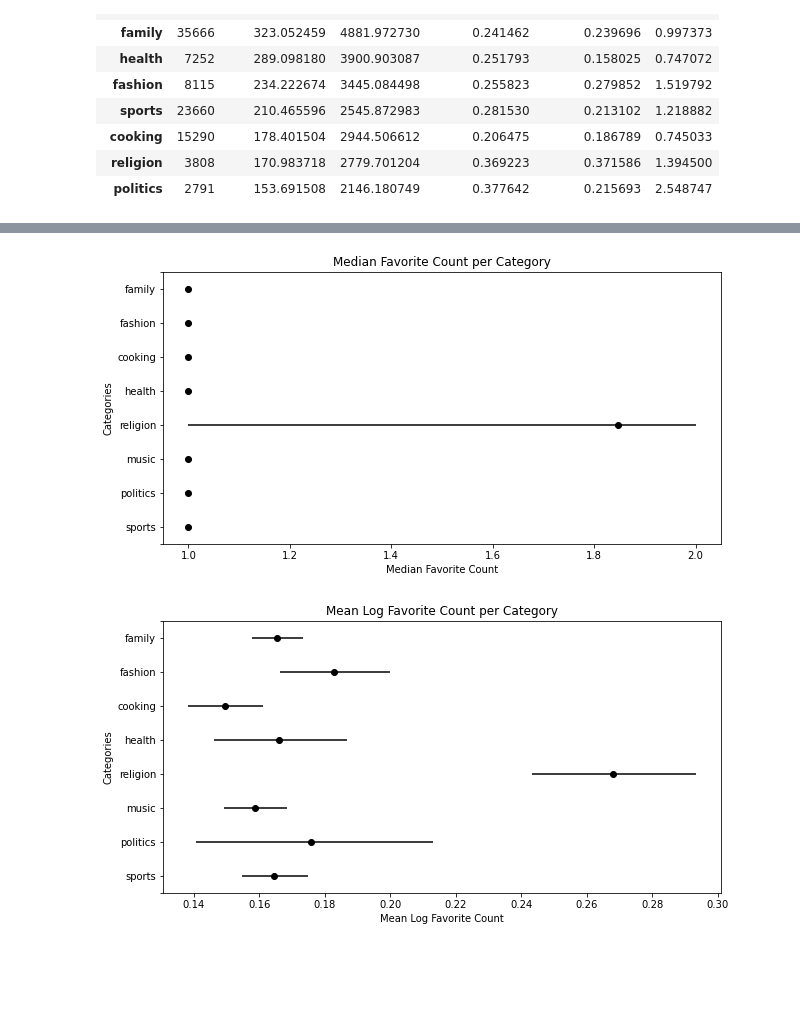
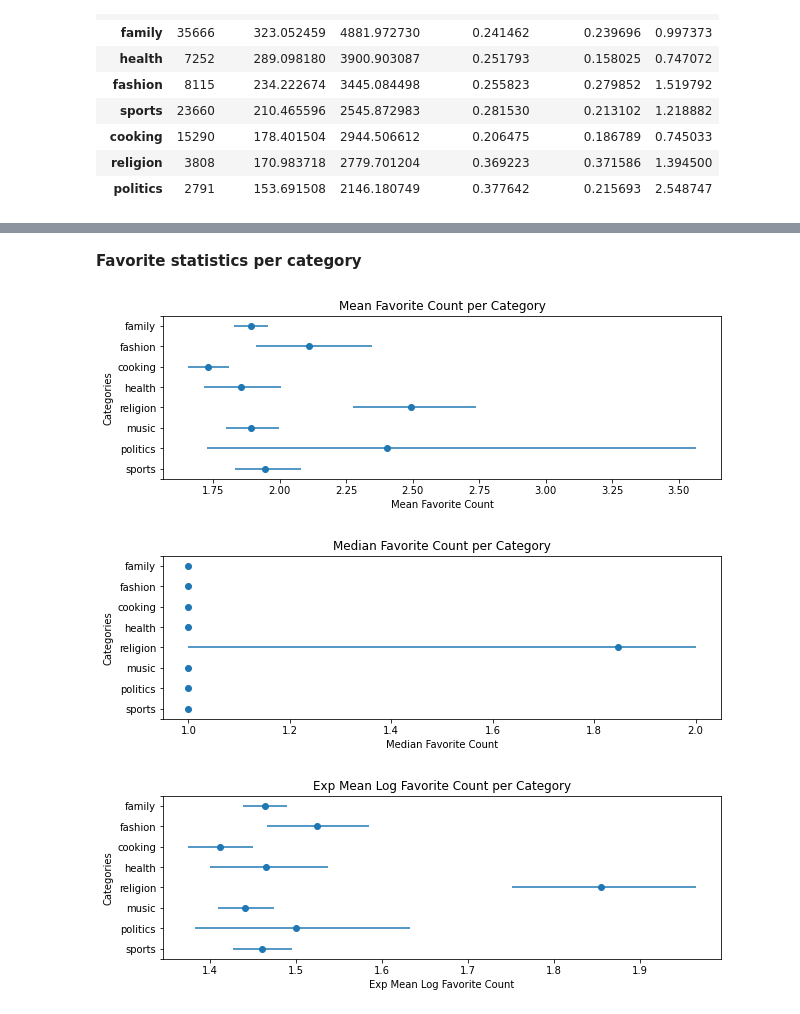
Before and after one commit to epfl-ada/ada-2020-project-milestone-p3-p3_musetti-adaletti, a Jupyter notebook: Creative_extension_analysis.ipynb, the cells around one changed output, grey strips where cells are left out. Saved outputs shown, nothing was run; the diff lists cells and outputs as text; code cells hidden in the pictures; blank space fills up the shorter version.

```diff
--- a/Creative_extension_analysis.ipynb
+++ b/Creative_extension_analysis.ipynb
@@ -1557,7 +1557,7 @@ Let's compute the category scores for each tweet, and then select the most proba
 # %%
 %%time
 categorized_dataset = 'Data/categorized_tweets.csv'
-load_df = False
+load_df = True
 
 if not os.path.isfile(categorized_dataset) or not load_df:
 
@@ -1755,8 +1841,14 @@ show('mean_log', 'retweet_count', CATEGORIES)
+# %% [markdown]
+**Favorite statistics per category**
+# %%
+show('mean', 'favorite_count')
+# %% [output]
+[figure, added]
 # %%
-show('median', 'favorite_count', CATEGORIES)
+show('median', 'favorite_count')
 # %% [output]
-[figure, old version]
+[figure, new version]
 # %%
-show('mean_log', 'favorite_count', CATEGORIES)
+show('exp_mean_log', 'favorite_count')
 # %% [output]
-[figure, old version]
+[figure, new version]
```
Also changed, not shown: parts of 29 cells of this notebook.
